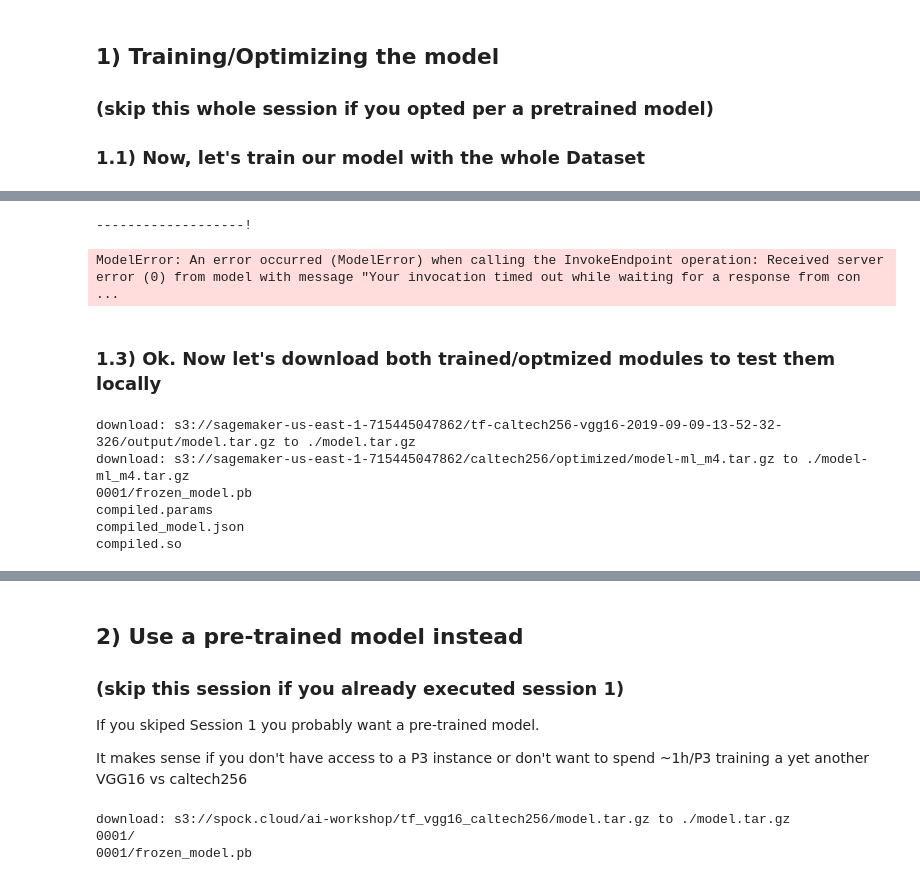
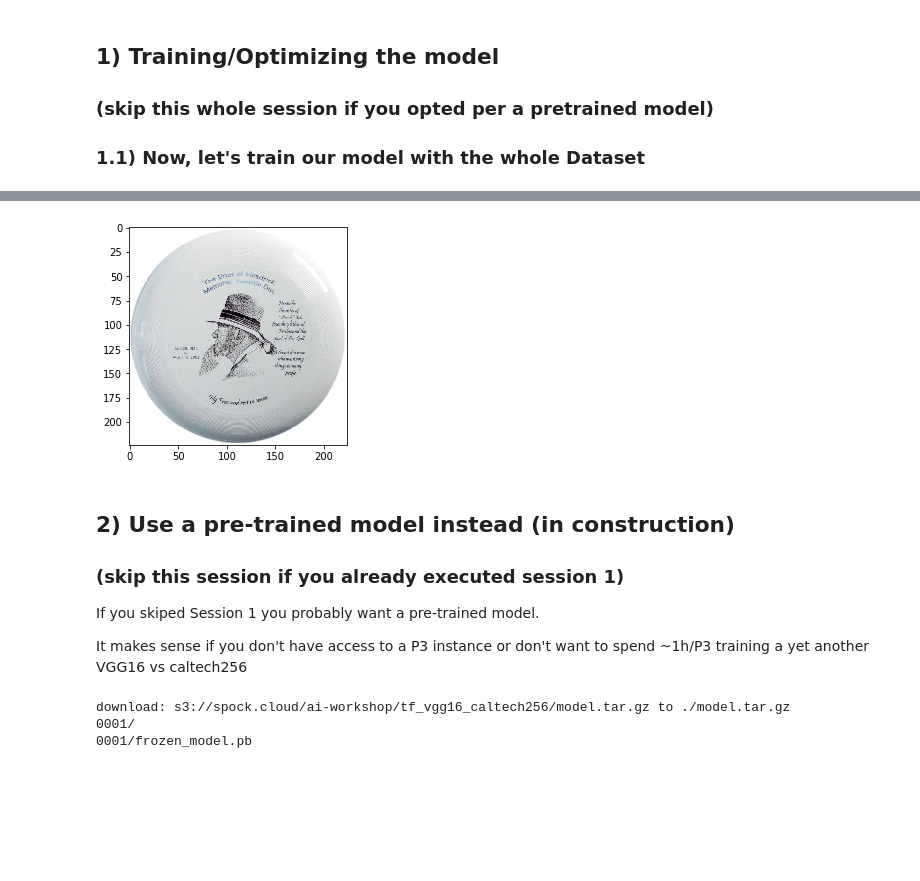
Before and after one commit to samir-souza/laboratory, a Jupyter notebook: 04_NeoOptmization/VGG 16 with Caltech256 - Part 2.ipynb, the cells around one changed output, grey strips where cells are left out. Cells and saved outputs as stored; diff of their text form; code cells hidden in the pictures; blank space fills up the shorter version.

```diff
--- a/04_NeoOptmization/VGG 16 with Caltech256 - Part 2.ipynb
+++ b/04_NeoOptmization/VGG 16 with Caltech256 - Part 2.ipynb
@@ -96,0 +191,15 @@ Billable seconds: 3328
+# %%
+target_device='ml_m4'  #'ml_m4'|'ml_m5'|'ml_c4'|'ml_c5'|'ml_p2'|'ml_p3'|'jetson_tx1'|'jetson_tx2'|'rasp3b'|'deeplens'
+
+training_job_hyperparameters = estimator.hyperparameters()
+optimized_estimator = estimator.compile_model(
+    target_instance_family = target_device,
+    input_shape = '{"data":[1,224,224,3]}',
+    output_path="s3://%s/%s/optimized" % (bucket, prefix),
+    framework='tensorflow',
+    framework_version='1.15.0',
+    compile_max_run=500,
+    env={
+        'SAGEMAKER_SUBMIT_DIRECTORY': training_job_hyperparameters['sagemaker_submit_directory'].replace('"', '')
+    } # besides that, sourcedir.tar.gz must have only ONE .py file AND, implement neo_postprocess/neo_preprocess
+)
@@ -151,9 +214,0 @@ optimized_estimator = estimator.compile_model(
-# %%
-predictor_optimized = optimized_estimator.deploy(initial_instance_count=1, instance_type='ml.m4.xlarge')
-# %% [output]
--------------------!
-# %%
-payload.shape
-preds = predictor_optimized.predict(payload)
-# %% [output]
-ModelError: An error occurred (ModelError) when calling the InvokeEndpoint operation: Received server error (0) from model with message "Your invocation timed out while waiting for a response from con ...
@@ -164,20 +215,18 @@ idx,val
-# %% [markdown]
-### 1.3) Ok. Now let's download both trained/optmized modules to test them locally
-# %%
-#!aws s3 cp $estimator.model_data .
-!aws s3 cp $optimized_estimator.model_data .
-
-targz_file='model-%s.tar.gz' % target_device
-
-!rm -rf model && mkdir model
-!tar -xzvf model.tar.gz -C model
-!tar -xzvf $targz_file -C model
-
-!rm -f $estimator.model_data $optimized_estimator.model_data
-# %% [output]
-download: s3://sagemaker-us-east-1-715445047862/tf-caltech256-vgg16-2019-09-09-13-52-32-326/output/model.tar.gz to ./model.tar.gz
-download: s3://sagemaker-us-east-1-715445047862/caltech256/optimized/model-ml_m4.tar.gz to ./model-ml_m4.tar.gz
-0001/frozen_model.pb
-compiled.params
-compiled_model.json
-compiled.so
+# %%
+%%time
+img = img if img is not None else read_random_image()
+
+payload = io.BytesIO()
+np.save(payload, img.astype(np.float32))
+payload.seek(0)
+
+start_time = time.time()
+preds = predictor_optimized.predict(payload)
+print( "Elapsed time: %dms " % int((time.time() - start_time) * 1000) )
+
+idx = np.argmax(preds)
+val = preds[idx]
+
+print("Class id: %d Confidence: %f" % (idx,val))
+plt.imshow(img)
+# %% [output]
@@ -184,5 +237,6 @@ compiled.so
+[figure, added]
 # %% [markdown]
-## 2) Use a pre-trained model instead
+## 2) Use a pre-trained model instead (in construction)
 ### (skip this session if you already executed session 1)
 If you skiped Session 1 you probably want a pre-trained model.
 
```
Also changed, not shown: parts of 31 cells of this notebook, 1 other file.
